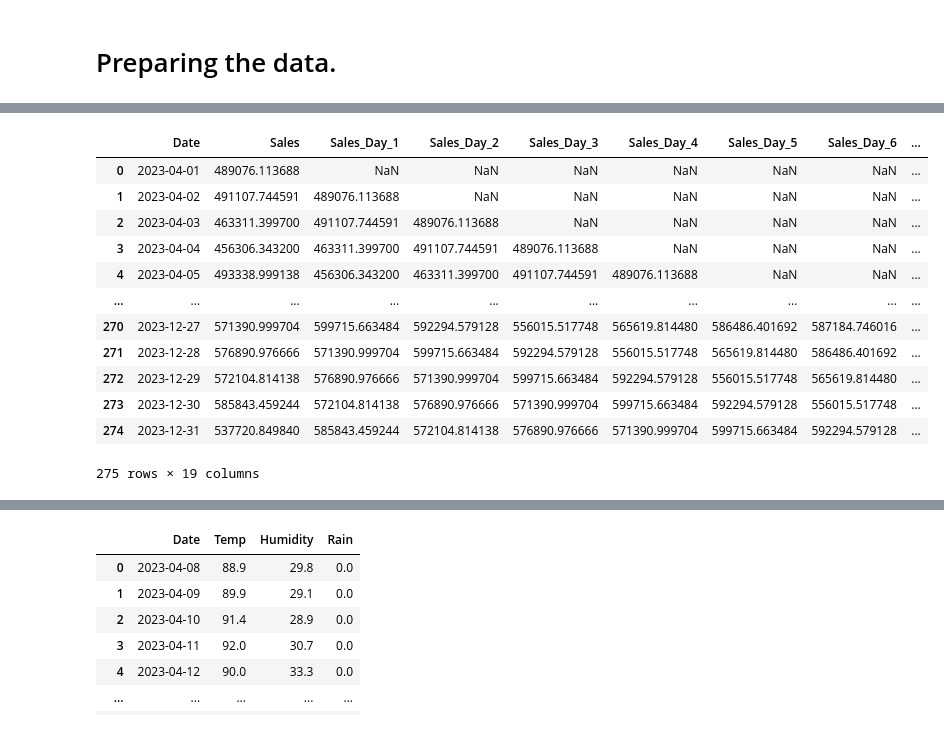
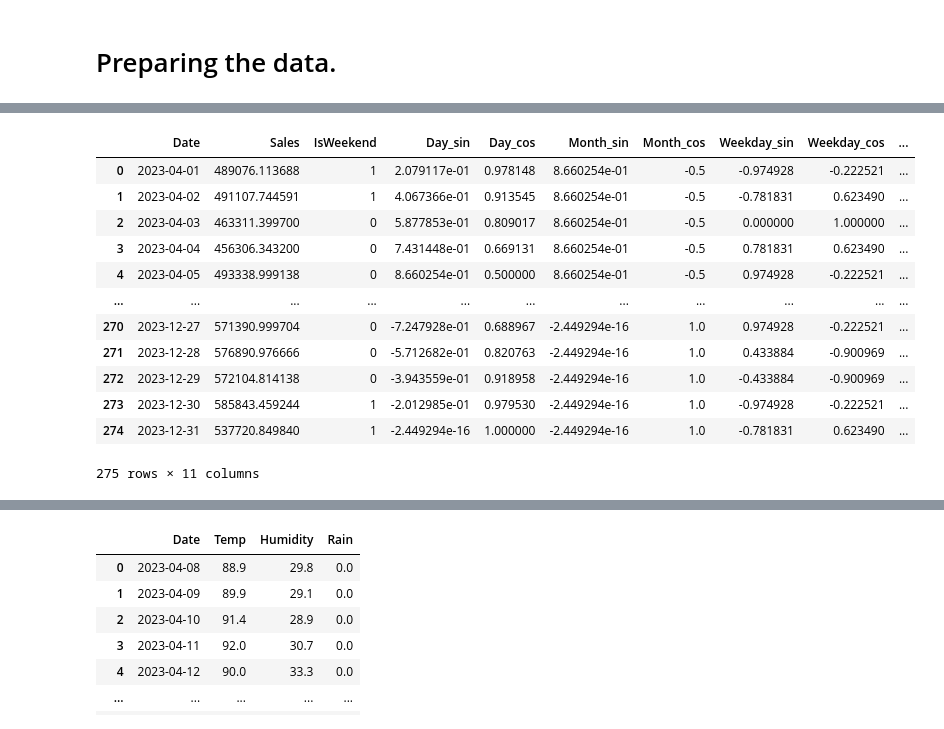
Before and after one commit to milan-roy/CDIS-Project, a Jupyter notebook: ATGL/Jupyer Notebooks/ATGL_FFNN_With_Weather_Mar_2025.ipynb, the cells around one changed output, grey strips where cells are left out. Cells and saved outputs as stored; diff of their text form; code cells hidden in the pictures.

```diff
--- a/ATGL/Jupyer Notebooks/ATGL_FFNN_With_Weather_Mar_2025.ipynb
+++ b/ATGL/Jupyer Notebooks/ATGL_FFNN_With_Weather_Mar_2025.ipynb
@@ -35,13 +36,12 @@ import calendar
 def days_in_month(row):
     return calendar.monthrange(row['Year'], row['Month'])[1]
 
-sales_df['Day'] = sales_df['Date'].dt.day
-sales_df['Weekday'] = sales_df['Date'].dt.weekday
-sales_df['Month'] = sales_df['Date'].dt.month
-sales_df['Year'] = sales_df['Date'].dt.year
-sales_df['DayOfYear'] = sales_df['Date'].dt.dayofyear
-sales_df['IsWeekend'] = (sales_df['Weekday'] >= 5).astype(int)
-sales_df['DaysInMonth'] = sales_df.apply(days_in_month, axis=1)
-sales_df['Date'] = sales_df['Date'].dt.date
-sales_df
+df['Day'] = df['Date'].dt.day
+df['Weekday'] = df['Date'].dt.weekday
+df['Month'] = df['Date'].dt.month
+df['Year'] = df['Date'].dt.year
+df['DayOfYear'] = df['Date'].dt.dayofyear
+df['IsWeekend'] = (df['Weekday'] >= 5).astype(int)
+df['DaysInMonth'] = df.apply(days_in_month, axis=1)
+df
 # %% [output]
@@ -61,32 +61,32 @@ sales_df
 # %%
 import numpy as np
 # Apply Cyclical Encoding
-sales_df['Day_sin'] = np.sin(2 * np.pi * sales_df['Day'] / sales_df['DaysInMonth'])
-sales_df['Day_cos'] = np.cos(2 * np.pi * sales_df['Day'] / sales_df['DaysInMonth'])
+df['Day_sin'] = np.sin(2 * np.pi * df['Day'] / df['DaysInMonth'])
+df['Day_cos'] = np.cos(2 * np.pi * df['Day'] / df['DaysInMonth'])
 
-sales_df['Month_sin'] = np.sin(2 * np.pi * sales_df['Month'] / 12)
-sales_df['Month_cos'] = np.cos(2 * np.pi * sales_df['Month'] / 12)
+df['Month_sin'] = np.sin(2 * np.pi * df['Month'] / 12)
+df['Month_cos'] = np.cos(2 * np.pi * df['Month'] / 12)
 
-sales_df['Weekday_sin'] = np.sin(2 * np.pi * sales_df['Weekday'] / 7)
-sales_df['Weekday_cos'] = np.cos(2 * np.pi * sales_df['Weekday'] / 7)
+df['Weekday_sin'] = np.sin(2 * np.pi * df['Weekday'] / 7)
+df['Weekday_cos'] = np.cos(2 * np.pi * df['Weekday'] / 7)
 
-sales_df['DayOfYear_sin'] = np.sin(2 * np.pi * sales_df['DayOfYear'] / 365)
-sales_df['DayOfYear_cos'] = np.cos(2 * np.pi * sales_df['DayOfYear'] / 365)
+df['DayOfYear_sin'] = np.sin(2 * np.pi * df['DayOfYear'] / 365)
+df['DayOfYear_cos'] = np.cos(2 * np.pi * df['DayOfYear'] / 365)
 
 # Drop raw columns if necessary
-sales_df = sales_df.drop(columns=['Weekday', 'Month', 'DayOfYear', 'DaysInMonth','Day','Year'])
-sales_df
+df = df.drop(columns=['Weekday', 'Month', 'DayOfYear', 'DaysInMonth','Day','Year'])
+df
 # %% [output]
-|  | Date | Sales | Sales_Day_1 | Sales_Day_2 | Sales_Day_3 | Sales_Day_4 | Sales_Day_5 | Sales_Day_6 | ... |
-| 0 | 2023-04-01 | 489076.113688 | NaN | NaN | NaN | NaN | NaN | NaN | ... |
-| 1 | 2023-04-02 | 491107.744591 | 489076.113688 | NaN | NaN | NaN | NaN | NaN | ... |
-| 2 | 2023-04-03 | 463311.399700 | 491107.744591 | 489076.113688 | NaN | NaN | NaN | NaN | ... |
-| 3 | 2023-04-04 | 456306.343200 | 463311.399700 | 491107.744591 | 489076.113688 | NaN | NaN | NaN | ... |
-| 4 | 2023-04-05 | 493338.999138 | 456306.343200 | 463311.399700 | 491107.744591 | 489076.113688 | NaN | NaN | ... |
-| ... | ... | ... | ... | ... | ... | ... | ... | ... | ... |
-| 270 | 2023-12-27 | 571390.999704 | 599715.663484 | 592294.579128 | 556015.517748 | 565619.814480 | 586486.401692 | 587184.746016 | ... |
-| 271 | 2023-12-28 | 576890.976666 | 571390.999704 | 599715.663484 | 592294.579128 | 556015.517748 | 565619.814480 | 586486.401692 | ... |
-| 272 | 2023-12-29 | 572104.814138 | 576890.976666 | 571390.999704 | 599715.663484 | 592294.579128 | 556015.517748 | 565619.814480 | ... |
-| 273 | 2023-12-30 | 585843.459244 | 572104.814138 | 576890.976666 | 571390.999704 | 599715.663484 | 592294.579128 | 556015.517748 | ... |
-| 274 | 2023-12-31 | 537720.849840 | 585843.459244 | 572104.814138 | 576890.976666 | 571390.999704 | 599715.663484 | 592294.579128 | ... |
+|  | Date | Sales | IsWeekend | Day_sin | Day_cos | Month_sin | Month_cos | Weekday_sin | Weekday_cos | ... |
+| 0 | 2023-04-01 | 489076.113688 | 1 | 2.079117e-01 | 0.978148 | 8.660254e-01 | -0.5 | -0.974928 | -0.222521 | ... |
+| 1 | 2023-04-02 | 491107.744591 | 1 | 4.067366e-01 | 0.913545 | 8.660254e-01 | -0.5 | -0.781831 | 0.623490 | ... |
+| 2 | 2023-04-03 | 463311.399700 | 0 | 5.877853e-01 | 0.809017 | 8.660254e-01 | -0.5 | 0.000000 | 1.000000 | ... |
+| 3 | 2023-04-04 | 456306.343200 | 0 | 7.431448e-01 | 0.669131 | 8.660254e-01 | -0.5 | 0.781831 | 0.623490 | ... |
+| 4 | 2023-04-05 | 493338.999138 | 0 | 8.660254e-01 | 0.500000 | 8.660254e-01 | -0.5 | 0.974928 | -0.222521 | ... |
+| ... | ... | ... | ... | ... | ... | ... | ... | ... | ... | ... |
+| 270 | 2023-12-27 | 571390.999704 | 0 | -7.247928e-01 | 0.688967 | -2.449294e-16 | 1.0 | 0.974928 | -0.222521 | ... |
+| 271 | 2023-12-28 | 576890.976666 | 0 | -5.712682e-01 | 0.820763 | -2.449294e-16 | 1.0 | 0.433884 | -0.900969 | ... |
+| 272 | 2023-12-29 | 572104.814138 | 0 | -3.943559e-01 | 0.918958 | -2.449294e-16 | 1.0 | -0.433884 | -0.900969 | ... |
+| 273 | 2023-12-30 | 585843.459244 | 1 | -2.012985e-01 | 0.979530 | -2.449294e-16 | 1.0 | -0.974928 | -0.222521 | ... |
+| 274 | 2023-12-31 | 537720.849840 | 1 | -2.449294e-16 | 1.000000 | -2.449294e-16 | 1.0 | -0.781831 | 0.623490 | ... |
-275 rows × 19 columns
+275 rows × 11 columns
```
Also changed, not shown: parts of 17 cells of this notebook, 8 other files.
